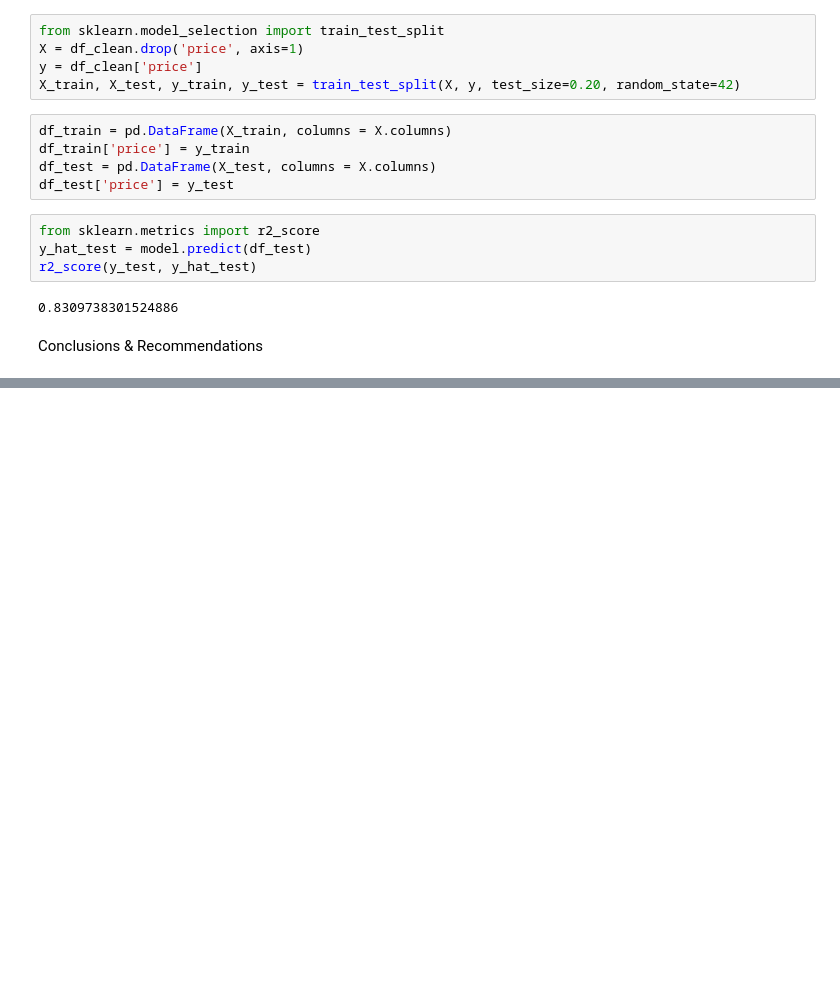
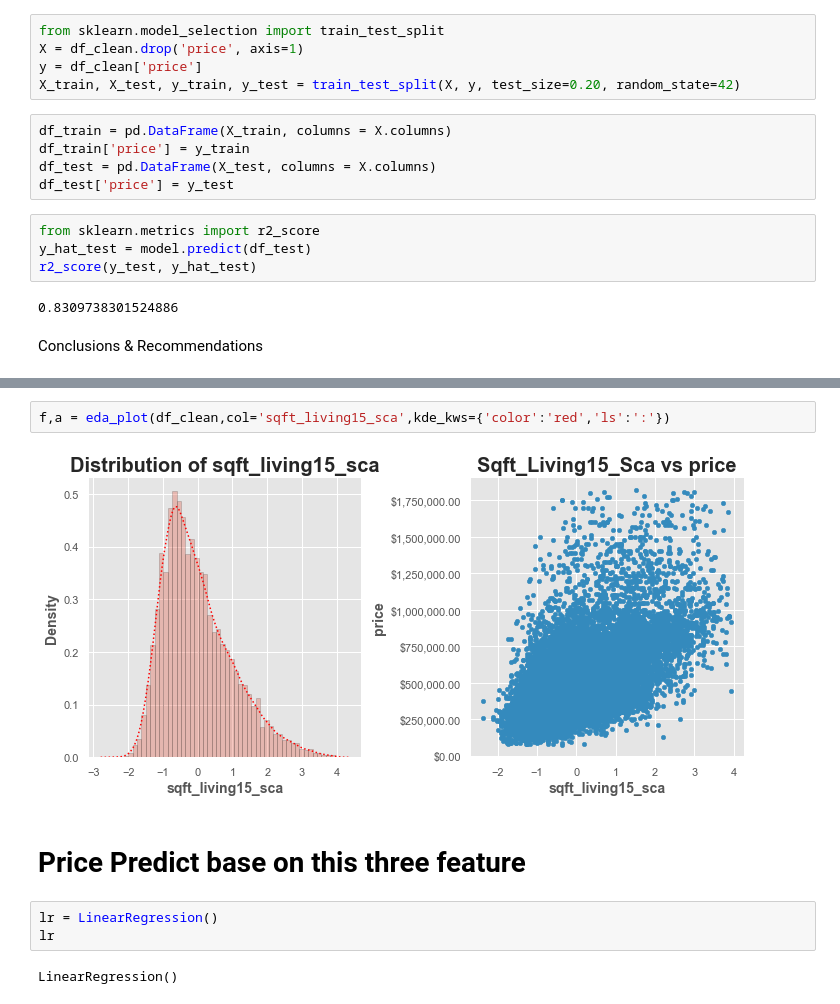
Before and after one commit to nkbuddy/dsc-phase-2-project-NYC, a Jupyter notebook: student.ipynb, the cells around one changed output, grey strips where cells are left out. Saved outputs shown, nothing was run; the diff lists cells and outputs as text; blank space fills up the shorter version.

```diff
--- a/student.ipynb
+++ b/student.ipynb
@@ -715,0 +675,11 @@ Code for tables for presentation
+# %%
+f,a = eda_plot(df_clean,col='sqft_living15_sca',kde_kws={'color':'red','ls':':'})
+# %% [output]
+[figure, added]
+# %% [markdown]
+# Price Predict base on this three feature
+# %%
+lr = LinearRegression()
+lr
+# %% [output]
+LinearRegression()
```
Also changed, not shown: parts of 73 cells of this notebook.
